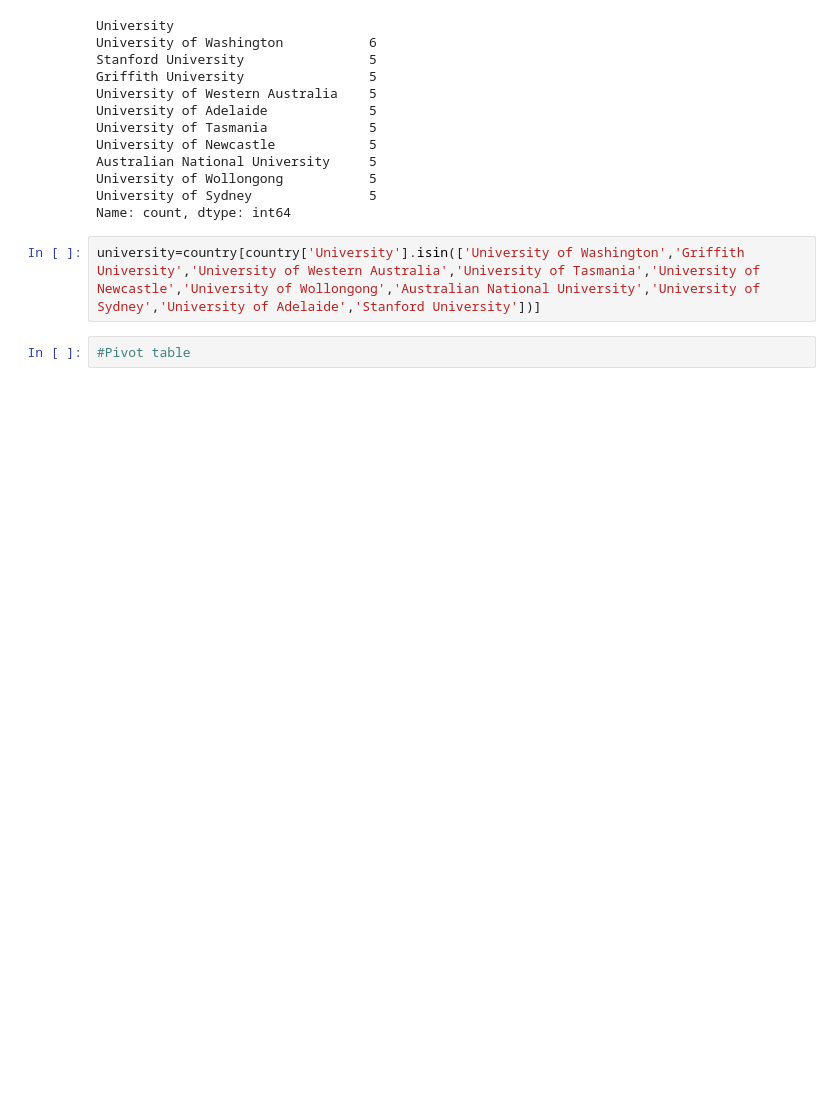
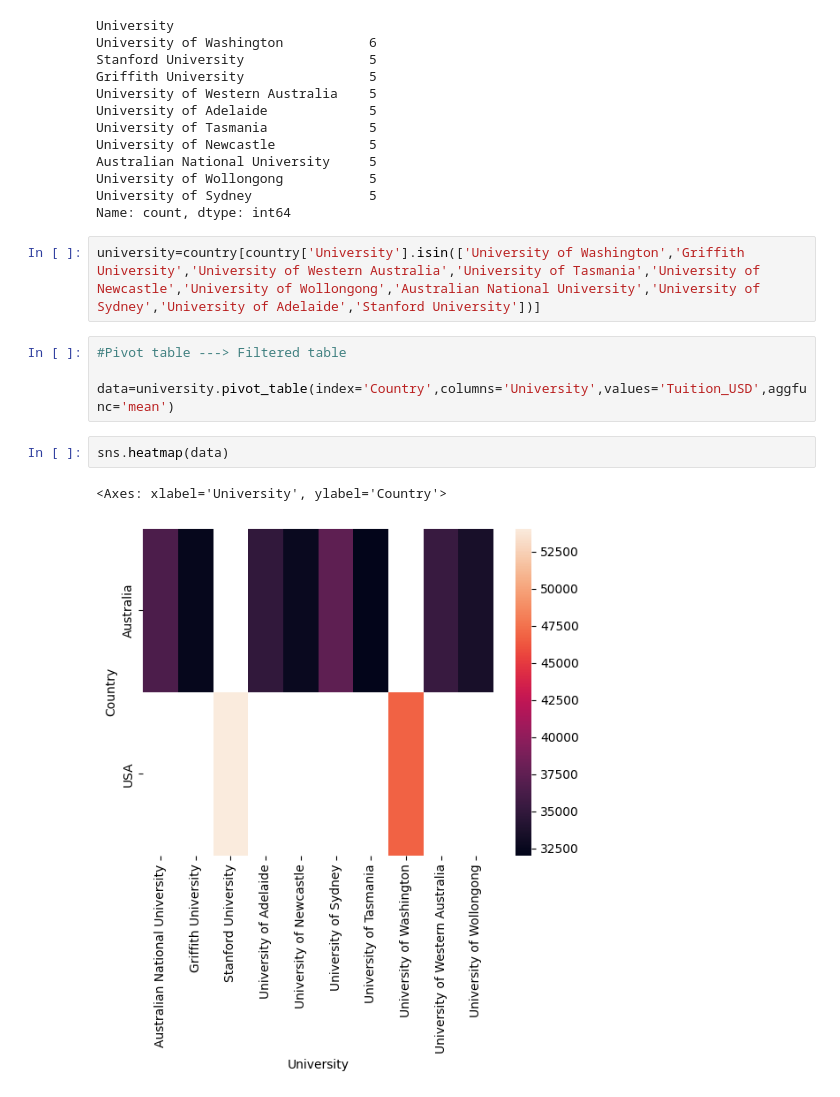
Before and after one commit to Ojasvi-19/Machine-Learning-Project-1, a Jupyter notebook: IEC_ML_Project.ipynb, the cells around one changed output. Saved outputs shown, nothing was run; the diff lists cells and outputs as text; blank space fills up the shorter version.

```diff
--- a/IEC_ML_Project.ipynb
+++ b/IEC_ML_Project.ipynb
@@ -571,4 +571,11 @@ Name: count, dtype: int64
 # %%
 university=country[country['University'].isin(['University of Washington','Griffith University','University of Western Australia','University of Tasmania','University of Newcastle','University of Wollongong','Australian National University','University of Sydney','University of Adelaide','Stanford University'])]
 # %%
-#Pivot table
+#Pivot table ---> Filtered table
+
+data=university.pivot_table(index='Country',columns='University',values='Tuition_USD',aggfunc='mean')
+# %%
+sns.heatmap(data)
+# %% [output]
+<Axes: xlabel='University', ylabel='Country'>
+[figure, added]
```
Also changed, not shown: parts of 2 cells of this notebook.
